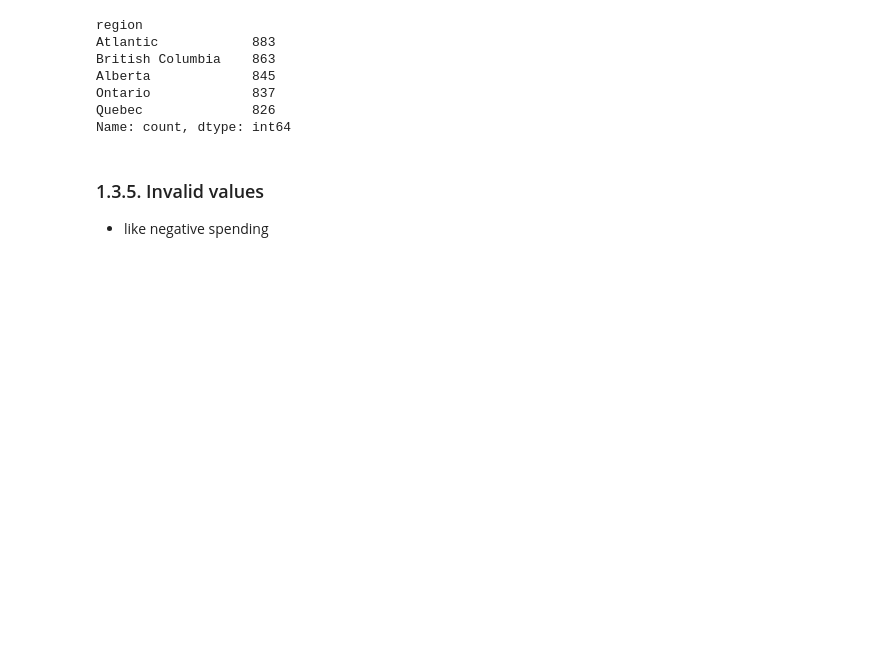
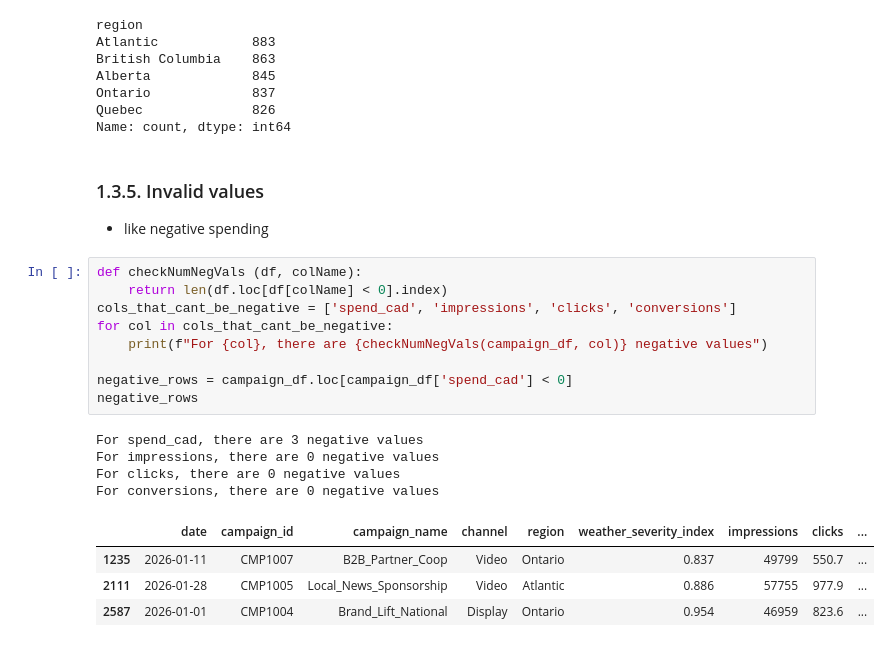
Before and after one commit to EzraGoldberg/portfolio-projects, a Jupyter notebook: 2. Tech Interview Prep/Weather Adtech Data Science/notebooks/Adtech_Prep.ipynb, the cells around one changed output. Drawn from its saved outputs; the diff is of its cells as text; blank space fills up the shorter version.

Commit message:
added feature where detected invalid data, like when spending is negative,

```diff
--- a/2. Tech Interview Prep/Weather Adtech Data Science/notebooks/Adtech_Prep.ipynb
+++ b/2. Tech Interview Prep/Weather Adtech Data Science/notebooks/Adtech_Prep.ipynb
@@ -377,3 +380,21 @@ Name: count, dtype: int64
 # %% [markdown]
 ### 1.3.5. Invalid values
 - like negative spending
+# %%
+def checkNumNegVals (df, colName):
+    return len(df.loc[df[colName] < 0].index)
+cols_that_cant_be_negative = ['spend_cad', 'impressions', 'clicks', 'conversions']
+for col in cols_that_cant_be_negative:
+    print(f"For {col}, there are {checkNumNegVals(campaign_df, col)} negative values")
+
+negative_rows = campaign_df.loc[campaign_df['spend_cad'] < 0]
+negative_rows
+# %% [output]
+For spend_cad, there are 3 negative values
+For impressions, there are 0 negative values
+For clicks, there are 0 negative values
+For conversions, there are 0 negative values
+|  | date | campaign_id | campaign_name | channel | region | weather_severity_index | impressions | clicks | ... |
+| 1235 | 2026-01-11 | CMP1007 | B2B_Partner_Coop | Video | Ontario | 0.837 | 49799 | 550.7 | ... |
+| 2111 | 2026-01-28 | CMP1005 | Local_News_Sponsorship | Video | Atlantic | 0.886 | 57755 | 977.9 | ... |
+| 2587 | 2026-01-01 | CMP1004 | Brand_Lift_National | Display | Ontario | 0.954 | 46959 | 823.6 | ... |
```
Also changed, not shown: parts of 1 cell of this notebook.
